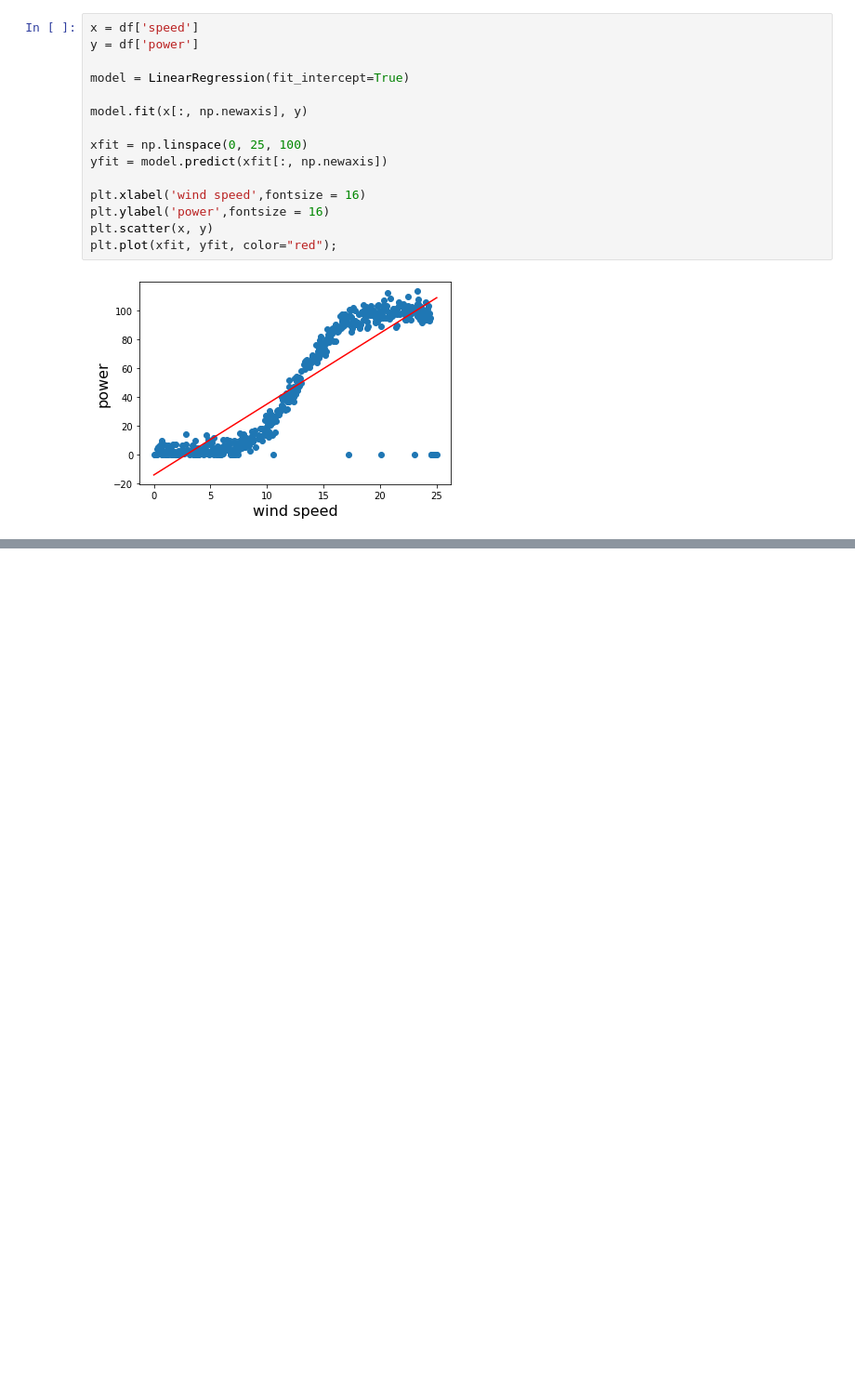
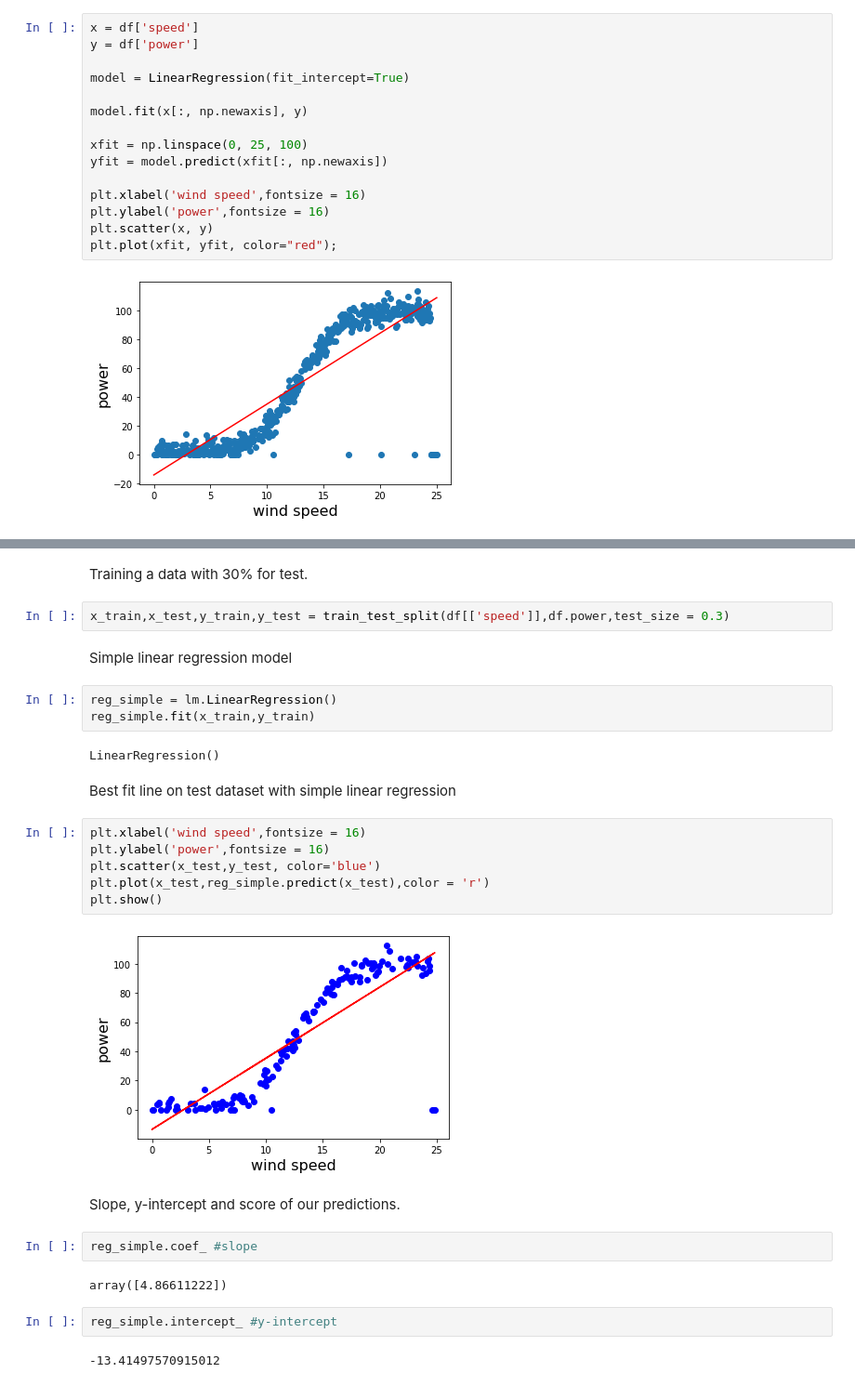
Before and after one commit to radekv23/power-production, a Jupyter notebook: power-production.ipynb, the cells around one changed output, grey strips where cells are left out. Shown at 93% size. Drawn from its saved outputs; the diff is of its cells as text; blank space fills up the shorter version.

Commit message:
second linear approach

```diff
--- a/power-production.ipynb
+++ b/power-production.ipynb
@@ -181,0 +187,31 @@ Model intercept: -13.899902630519634
+# %% [markdown]
+Training a data with 30% for test.
+# %%
+x_train,x_test,y_train,y_test = train_test_split(df[['speed']],df.power,test_size = 0.3)
+# %% [markdown]
+Simple linear regression model
+# %%
+reg_simple = lm.LinearRegression()
+reg_simple.fit(x_train,y_train)
+# %% [output]
+LinearRegression()
+# %% [markdown]
+Best fit line on test dataset with simple linear regression
+# %%
+plt.xlabel('wind speed',fontsize = 16)
+plt.ylabel('power',fontsize = 16)
+plt.scatter(x_test,y_test, color='blue')
+plt.plot(x_test,reg_simple.predict(x_test),color = 'r')
+plt.show()
+# %% [output]
+[figure, added]
+# %% [markdown]
+Slope, y-intercept and score of our predictions.
+# %%
+reg_simple.coef_ #slope
+# %% [output]
+array([4.86611222])
+# %%
+reg_simple.intercept_ #y-intercept
+# %% [output]
+-13.41497570915012
```
Also changed, not shown: parts of 5 cells of this notebook.
